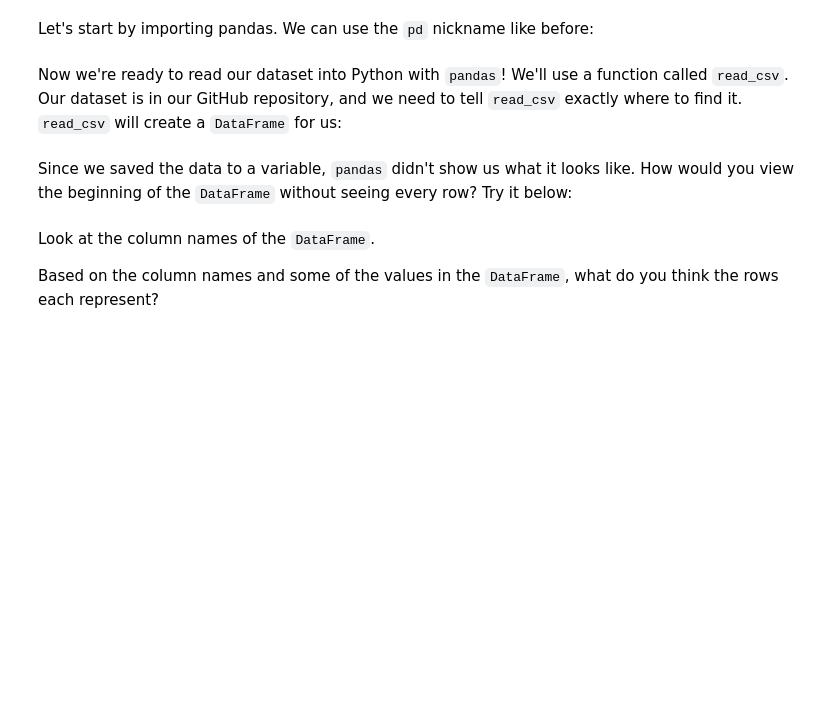
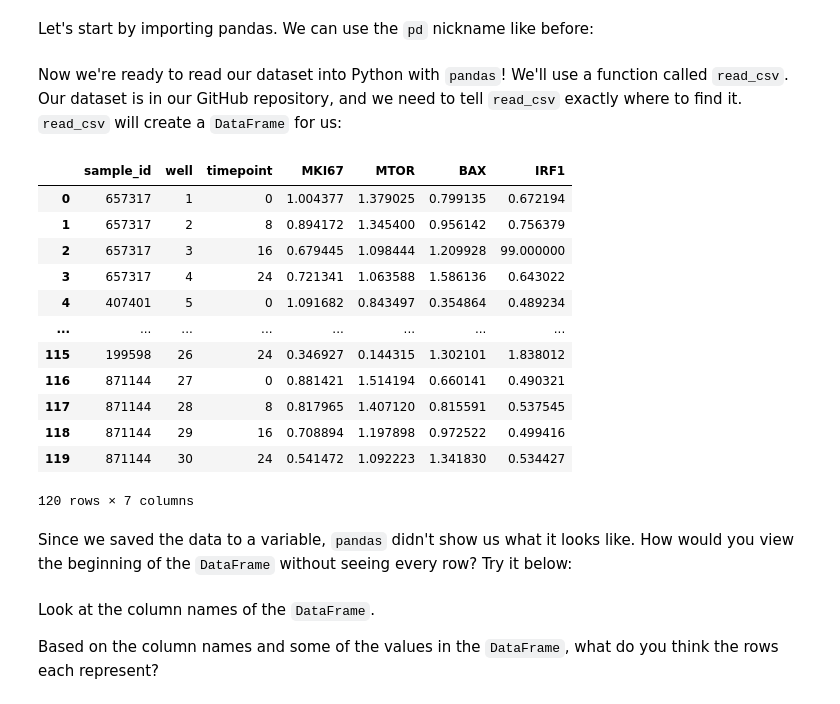
Before and after one commit to grkenney/WinSPIRE-HLC-Python, a Jupyter notebook: Notebooks/Day_2.1_Introduction_to_Pandas.ipynb, the cells around one changed output. Saved outputs shown, nothing was run; the diff lists cells and outputs as text; code cells hidden in the pictures; blank space fills up the shorter version.

```diff
--- a/Notebooks/Day_2.1_Introduction_to_Pandas.ipynb
+++ b/Notebooks/Day_2.1_Introduction_to_Pandas.ipynb
@@ -109,3 +115,22 @@ df = pd.read_csv(path + '')
+# %%
+# load the csv
+url = 'https://github.com/grkenney/WinSPIRE-HLC-Python/raw/refs/heads/main/data/sample_data_expression_06092026.csv'
+df = pd.read_csv(url)
+df
+# %% [output]
+|  | sample_id | well | timepoint | MKI67 | MTOR | BAX | IRF1 |
+| 0 | 657317 | 1 | 0 | 1.004377 | 1.379025 | 0.799135 | 0.672194 |
+| 1 | 657317 | 2 | 8 | 0.894172 | 1.345400 | 0.956142 | 0.756379 |
+| 2 | 657317 | 3 | 16 | 0.679445 | 1.098444 | 1.209928 | 99.000000 |
+| 3 | 657317 | 4 | 24 | 0.721341 | 1.063588 | 1.586136 | 0.643022 |
+| 4 | 407401 | 5 | 0 | 1.091682 | 0.843497 | 0.354864 | 0.489234 |
+| ... | ... | ... | ... | ... | ... | ... | ... |
+| 115 | 199598 | 26 | 24 | 0.346927 | 0.144315 | 1.302101 | 1.838012 |
+| 116 | 871144 | 27 | 0 | 0.881421 | 1.514194 | 0.660141 | 0.490321 |
+| 117 | 871144 | 28 | 8 | 0.817965 | 1.407120 | 0.815591 | 0.537545 |
+| 118 | 871144 | 29 | 16 | 0.708894 | 1.197898 | 0.972522 | 0.499416 |
+| 119 | 871144 | 30 | 24 | 0.541472 | 1.092223 | 1.341830 | 0.534427 |
+120 rows × 7 columns
 # %% [markdown]
 Since we saved the data to a variable, `pandas` didn't show us what it looks like. How would you view the beginning of the `DataFrame` without seeing every row? Try it below:
 # %%
```
Also changed, not shown: parts of 19 cells of this notebook, 4 other files.
